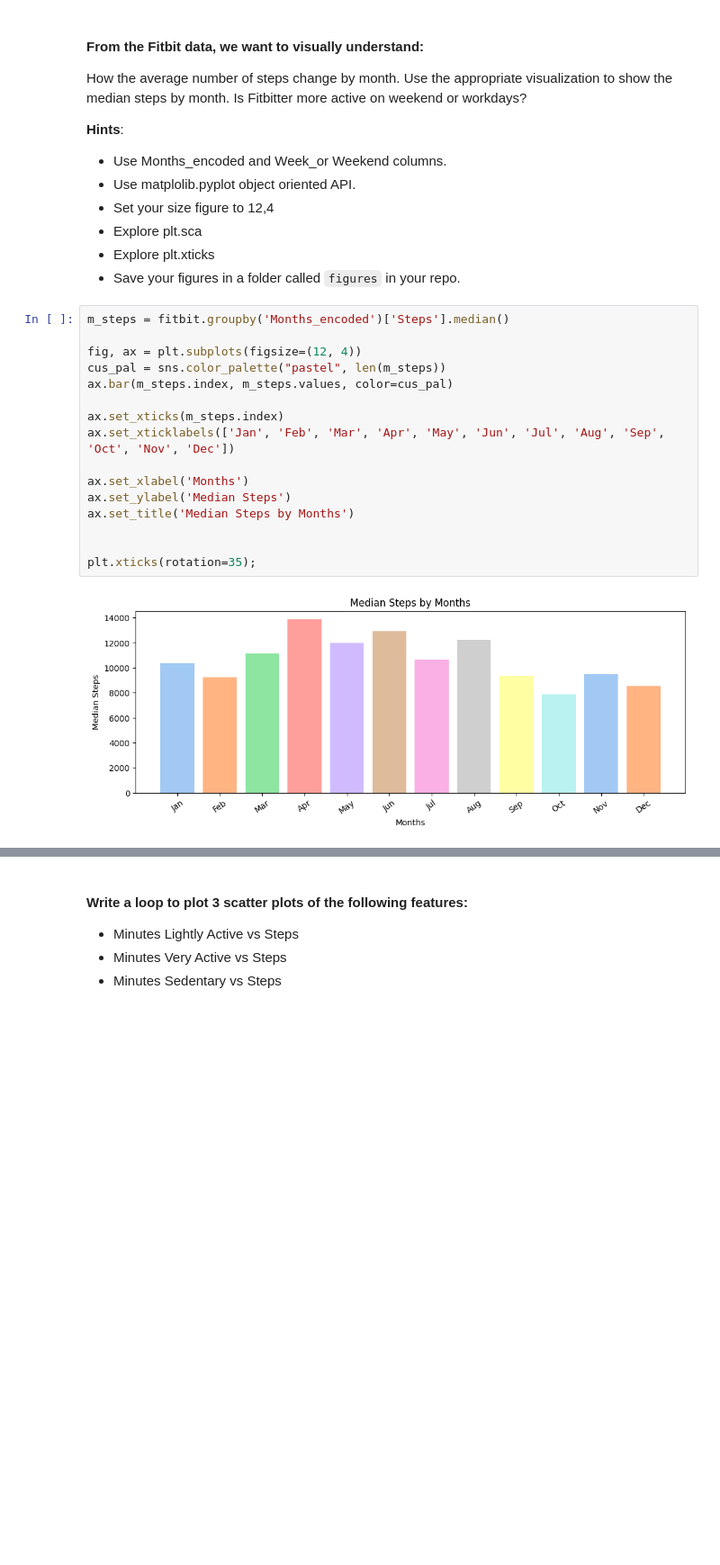
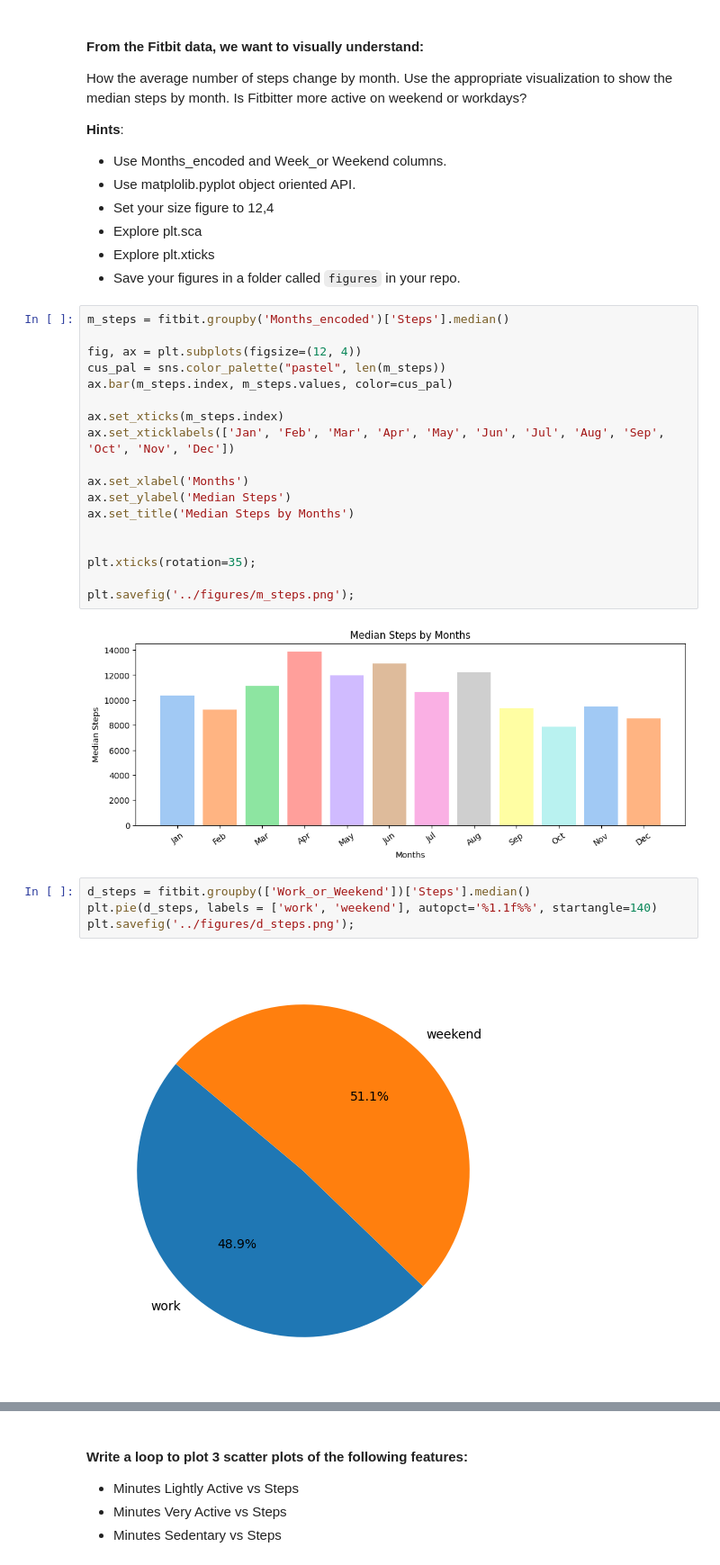
Before and after one commit to Ironhack-Data-Madrid-Octubre-2023/5.2-lab_matplotlib_seaborn, a Jupyter notebook: your-code/main.ipynb, the cells around one changed output, grey strips where cells are left out. Shown at 90% size. Drawn from its saved outputs; the diff is of its cells as text; blank space fills up the shorter version.

```diff
--- a/your-code/main.ipynb
+++ b/your-code/main.ipynb
@@ -55,6 +55,14 @@ ax.set_title('Median Steps by Months')
 
 
 plt.xticks(rotation=35);
+
+plt.savefig('../figures/m_steps.png');
 # %% [output]
 [figure]
+# %%
+d_steps = fitbit.groupby(['Work_or_Weekend'])['Steps'].median()
+plt.pie(d_steps, labels = ['work', 'weekend'], autopct='%1.1f%%', startangle=140)
+plt.savefig('../figures/d_steps.png');
+# %% [output]
+[figure, added]
 # %%
```
Also changed, not shown: parts of 7 cells of this notebook, 4 other files.
